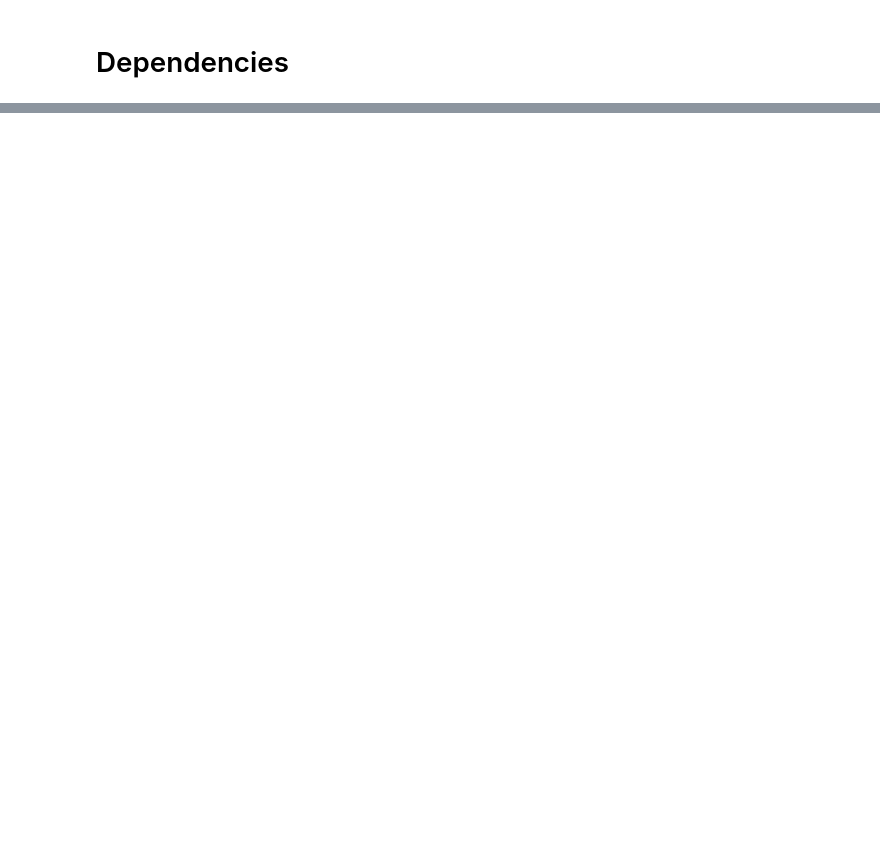
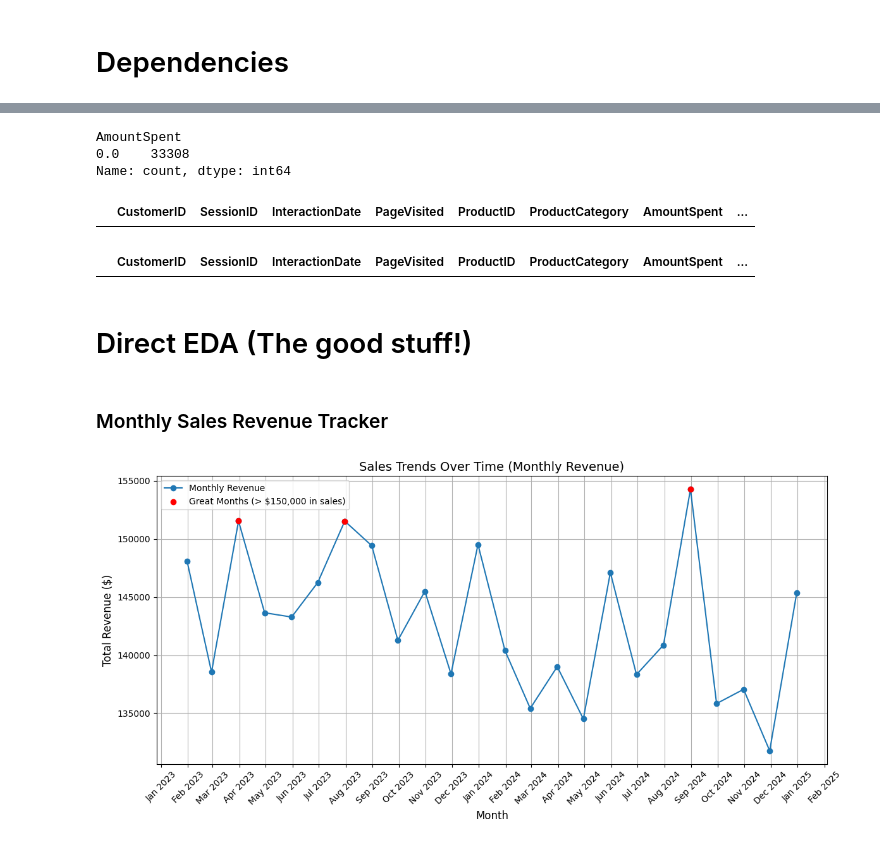
Before and after one commit to bhuggard/CirkulAssesment, a Jupyter notebook: exploration.ipynb, the cells around one changed output, grey strips where cells are left out. Drawn from its saved outputs; the diff is of its cells as text; code cells hidden in the pictures; blank space fills up the shorter version.

```diff
--- a/exploration.ipynb
+++ b/exploration.ipynb
@@ -39,0 +42,25 @@ cleaned
+# %%
+#Adds column to breakdown purchase type when more than a single item is purchased, will be used in product choice indicators
+cirkul['CombinedPurchase'] = cirkul.apply(
+    lambda row: ', '.join([row['SipFlavorPurchased'], row['BottleTypePurchased']])
+    if pd.notnull(row['SipFlavorPurchased']) and pd.notnull(row['BottleTypePurchased'])
+    else np.nan,
+    axis=1
+)
+# %%
+cirkul[cirkul['ProductCategory'].isna()]['AmountSpent'].value_counts()
+#no weird product IDs
+# %% [output]
+AmountSpent
+0.0    33308
+Name: count, dtype: int64
+# %%
+cirkul[(cirkul['AmountSpent'] == 0) & (cirkul['QuantityPurchased'] > 0)]
+#no freebies to worry about
+# %% [output]
+|  | CustomerID | SessionID | InteractionDate | PageVisited | ProductID | ProductCategory | AmountSpent | ... |
+# %%
+cirkul[(cirkul['AmountSpent'].notna()) & (cirkul['AmountSpent'].isna())]
+#sanity checker, empty both ways
+# %% [output]
+|  | CustomerID | SessionID | InteractionDate | PageVisited | ProductID | ProductCategory | AmountSpent | ... |
@@ -39,0 +72,43 @@ cleaned
+# %% [markdown]
+# Direct EDA (The good stuff!)
+# %% [markdown]
+### Monthly Sales Revenue Tracker
+# %%
+from scipy.signal import find_peaks #not a bad find!
+
+#Monthly spend aggregation
+monthly_revenue = cirkul.resample('ME', on='InteractionDate').agg({'AmountSpent': 'sum'})
+
+#Identify peaks
+monthly_revenue['IsPeak'] = monthly_revenue['AmountSpent'] == monthly_revenue['AmountSpent'].max()
+
+peaks, _ = find_peaks(monthly_revenue['AmountSpent'])
+
+#Filter peaks to only include those above a revenue threshold (150,000)
+threshold = 150000
+high_peaks = peaks[monthly_revenue['AmountSpent'].iloc[peaks] > threshold]
+
+plt.figure(figsize=(12, 6))
+plt.plot(monthly_revenue.index, monthly_revenue['AmountSpent'], marker='o', linestyle='-', label='Monthly Revenue')
+
+plt.scatter(
+    monthly_revenue.index[high_peaks],
+    monthly_revenue['AmountSpent'].iloc[high_peaks],
+    color='red',
+    label='Great Months (> $150,000 in sales)',
+    zorder=5
+)
+
+#Monthly interval
+plt.gca().xaxis.set_major_locator(mdates.MonthLocator(interval=1))
+plt.gca().xaxis.set_major_formatter(mdates.DateFormatter('%b %Y'))
+plt.xticks(rotation=45)
+plt.title('Sales Trends Over Time (Monthly Revenue)', fontsize=14)
+plt.xlabel('Month', fontsize=12)
+plt.ylabel('Total Revenue ($)', fontsize=12)
+plt.grid(True)
+plt.legend()
+plt.tight_layout()
+plt.show()
+# %% [output]
+[figure, added]
```
Also changed, not shown: parts of 28 cells of this notebook, 10 other files.
